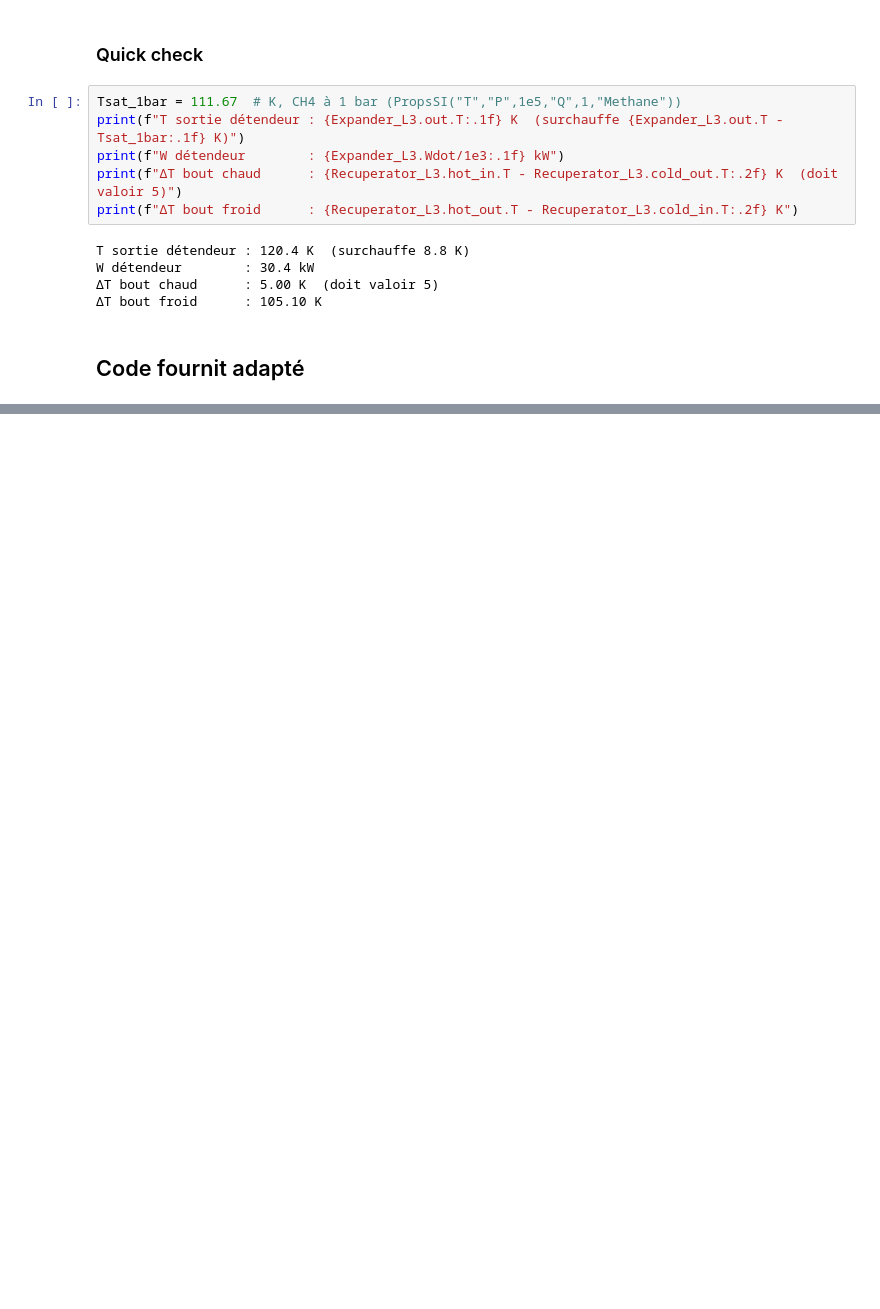
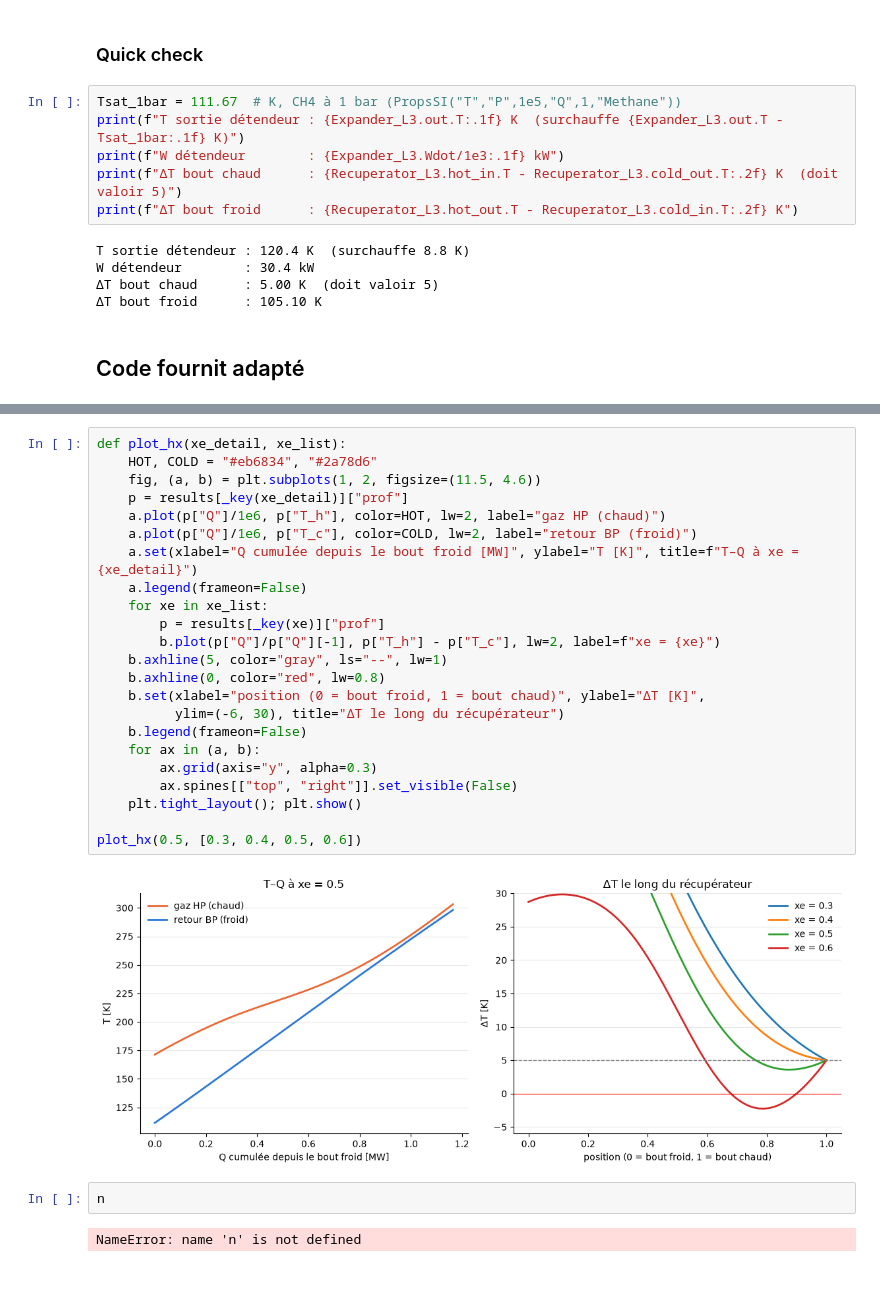
Before and after one commit to Mascof17/sys_en, a Jupyter notebook: proj_12/LNG_L0_martin.ipynb, the cells around one changed output, grey strips where cells are left out. Drawn from its saved outputs; the diff is of its cells as text; blank space fills up the shorter version.

```diff
--- a/proj_12/LNG_L0_martin.ipynb
+++ b/proj_12/LNG_L0_martin.ipynb
@@ -631,2 +639,31 @@ plt.show()
+# %%
+def plot_hx(xe_detail, xe_list):
+    HOT, COLD = "#eb6834", "#2a78d6"
+    fig, (a, b) = plt.subplots(1, 2, figsize=(11.5, 4.6))
+    p = results[_key(xe_detail)]["prof"]
+    a.plot(p["Q"]/1e6, p["T_h"], color=HOT, lw=2, label="gaz HP (chaud)")
+    a.plot(p["Q"]/1e6, p["T_c"], color=COLD, lw=2, label="retour BP (froid)")
+    a.set(xlabel="Q cumulée depuis le bout froid [MW]", ylabel="T [K]", title=f"T–Q à xe = {xe_detail}")
+    a.legend(frameon=False)
+    for xe in xe_list:
+        p = results[_key(xe)]["prof"]
+        b.plot(p["Q"]/p["Q"][-1], p["T_h"] - p["T_c"], lw=2, label=f"xe = {xe}")
+    b.axhline(5, color="gray", ls="--", lw=1)
+    b.axhline(0, color="red", lw=0.8)
+    b.set(xlabel="position (0 = bout froid, 1 = bout chaud)", ylabel="ΔT [K]",
+          ylim=(-6, 30), title="ΔT le long du récupérateur")
+    b.legend(frameon=False)
+    for ax in (a, b):
+        ax.grid(axis="y", alpha=0.3)
+        ax.spines[["top", "right"]].set_visible(False)
+    plt.tight_layout(); plt.show()
+
+plot_hx(0.5, [0.3, 0.4, 0.5, 0.6])
+# %% [output]
+[figure, added]
+# %%
+n
+# %% [output]
+NameError: name 'n' is not defined
 # %% [markdown]
 ##
```
Also changed, not shown: parts of 10 cells of this notebook.
